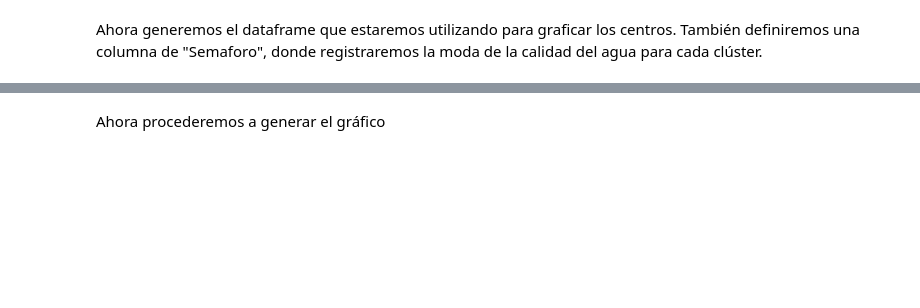
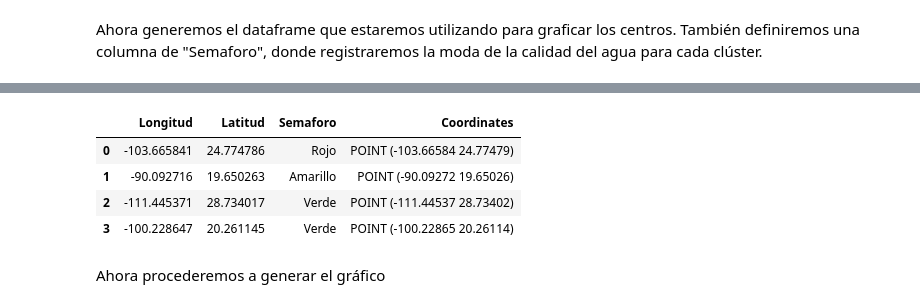
Before and after one commit to PosgradoMNA/actividades-del-projecto-equipo_102, a Jupyter notebook: Reto/aguas-subterraneas.ipynb, the cells around one changed output, grey strips where cells are left out. Cells and saved outputs as stored; diff of their text form; code cells hidden in the pictures; blank space fills up the shorter version.

```diff
--- a/Reto/aguas-subterraneas.ipynb
+++ b/Reto/aguas-subterraneas.ipynb
@@ -780,5 +780,13 @@ df_centers
 # %%
 geo_df = gpd.GeoDataFrame(df_centers, geometry="Coordinates")
+# %%
+geo_df
+# %% [output]
+|  | Longitud | Latitud | Semaforo | Coordinates |
+| 0 | -103.665841 | 24.774786 | Rojo | POINT (-103.66584 24.77479) |
+| 1 | -90.092716 | 19.650263 | Amarillo | POINT (-90.09272 19.65026) |
+| 2 | -111.445371 | 28.734017 | Verde | POINT (-111.44537 28.73402) |
+| 3 | -100.228647 | 20.261145 | Verde | POINT (-100.22865 20.26114) |
 # %% [markdown]
 Ahora procederemos a generar el gráfico
 # %%
```
Also changed, not shown: parts of 11 cells of this notebook.
